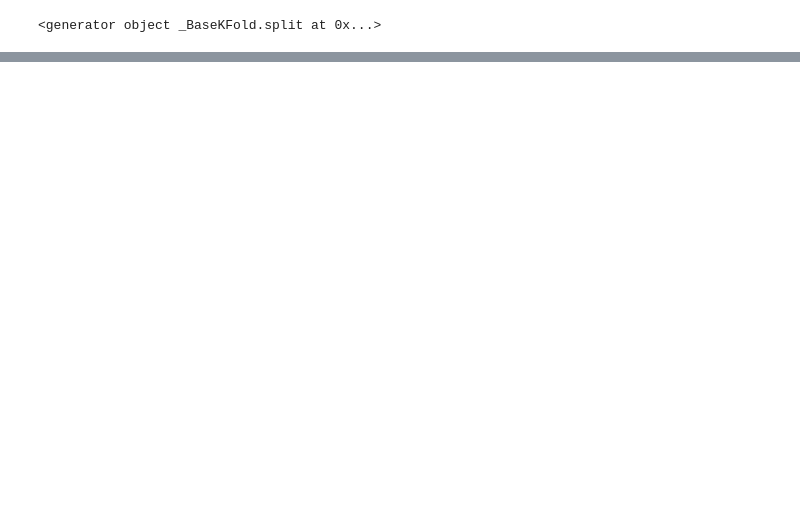
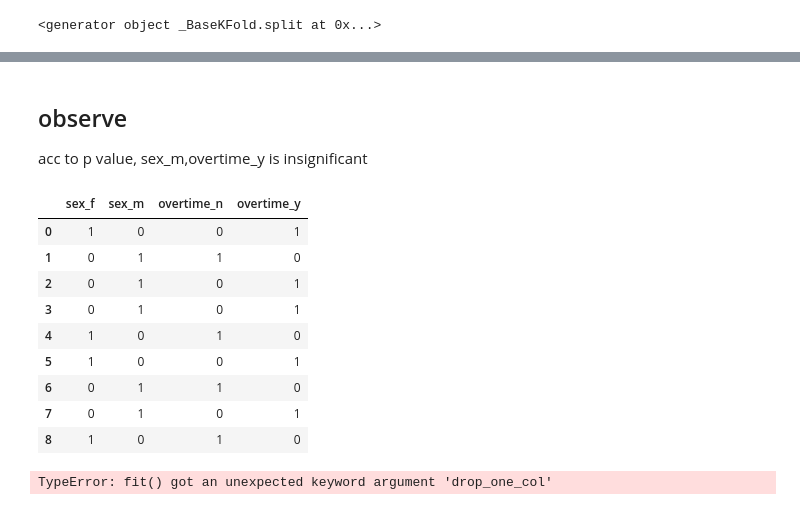
Before and after one commit to pat-123/misc, a Jupyter notebook: notebooks/classification_eval.ipynb, the cells around one changed output, grey strips where cells are left out. Cells and saved outputs as stored; diff of their text form; code cells hidden in the pictures; blank space fills up the shorter version.

```diff
--- a/notebooks/classification_eval.ipynb
+++ b/notebooks/classification_eval.ipynb
@@ -348,0 +371,31 @@ for train_index,test_index in kf.split(range(data.shape[0])):
+# %%
+def iv_dv_get_col_names(data,target):
+    continous_names = []
+    categ_names = []
+    for i in data.columns:
+        continous_names.append(i) if data.loc[:,i].dtypes in ['int64','int32','float32','float64'] \
+        else categ_names.append(i)
+    iv = data.loc[:,data.columns!=target]# data.drop(['y'],axis=1)
+    dv = data.loc[:,target]
+    iv_train, iv_test, dv_train,dv_test = train_test_split(iv,dv, test_size = 0.2,random_state=42)
+    return continous_names,categ_names, iv, dv,[iv_train, iv_test, dv_train,dv_test]
+
+def iv_dv_get_col_names_dist_based(data,target):
+    return iv_dv_get_col_names(data,target)
+
+def plot_corr(data, target='', k = -1):
+    """In case you need to plot k largest correlated features under target col passed use
+    plot_corr(data[cont],'y',3); k =3 and target is 'y' here
+    """
+    cor = data.corr() if k == -1 else data.corr().nlargest(k,target)
+    f,ax = plt.subplots(figsize=(7,7))
+    return sb.heatmap(cor,annot=True,cmap="viridis")
+# %%
+#generate continous col names
+cont,categ,iv,dv,testparam = iv_dv_get_col_names_dist_based(dummy,'income')
+# %%
+def categ_to_numeric(data,drop = False):
+    dummy_data = pd.get_dummies(data[categ],drop_first = True) if drop else pd.get_dummies(data[categ])
+    return dummy_data
+# %%
+dummy_data = pd.concat([dummy['income'] ,categ_to_numeric(dummy)],axis=1)
@@ -348,0 +439,25 @@ for train_index,test_index in kf.split(range(data.shape[0])):
+# %% [markdown]
+## observe
+acc to p value, sex_m,overtime_y is insignificant
+# %%
+# such bad
+dummy_data
+# %% [output]
+|  | sex_f | sex_m | overtime_n | overtime_y |
+| 0 | 1 | 0 | 0 | 1 |
+| 1 | 0 | 1 | 1 | 0 |
+| 2 | 0 | 1 | 0 | 1 |
+| 3 | 0 | 1 | 0 | 1 |
+| 4 | 1 | 0 | 1 | 0 |
+| 5 | 1 | 0 | 0 | 1 |
+| 6 | 0 | 1 | 1 | 0 |
+| 7 | 0 | 1 | 0 | 1 |
+| 8 | 1 | 0 | 1 | 0 |
+# %%
+#generate continous col names
+cont,categ,iv,dv,testparam = iv_dv_get_col_names_dist_based(dummy_data,'income')
+lm_model = LinearRegression().fit(iv,dv,drop_one_col=1)
+dv_test = lm_model.predict(iv)
+r2_score(dv,dv_test)
+# %% [output]
+TypeError: fit() got an unexpected keyword argument 'drop_one_col'
```
Also changed, not shown: parts of 9 cells of this notebook, 1 other file.
